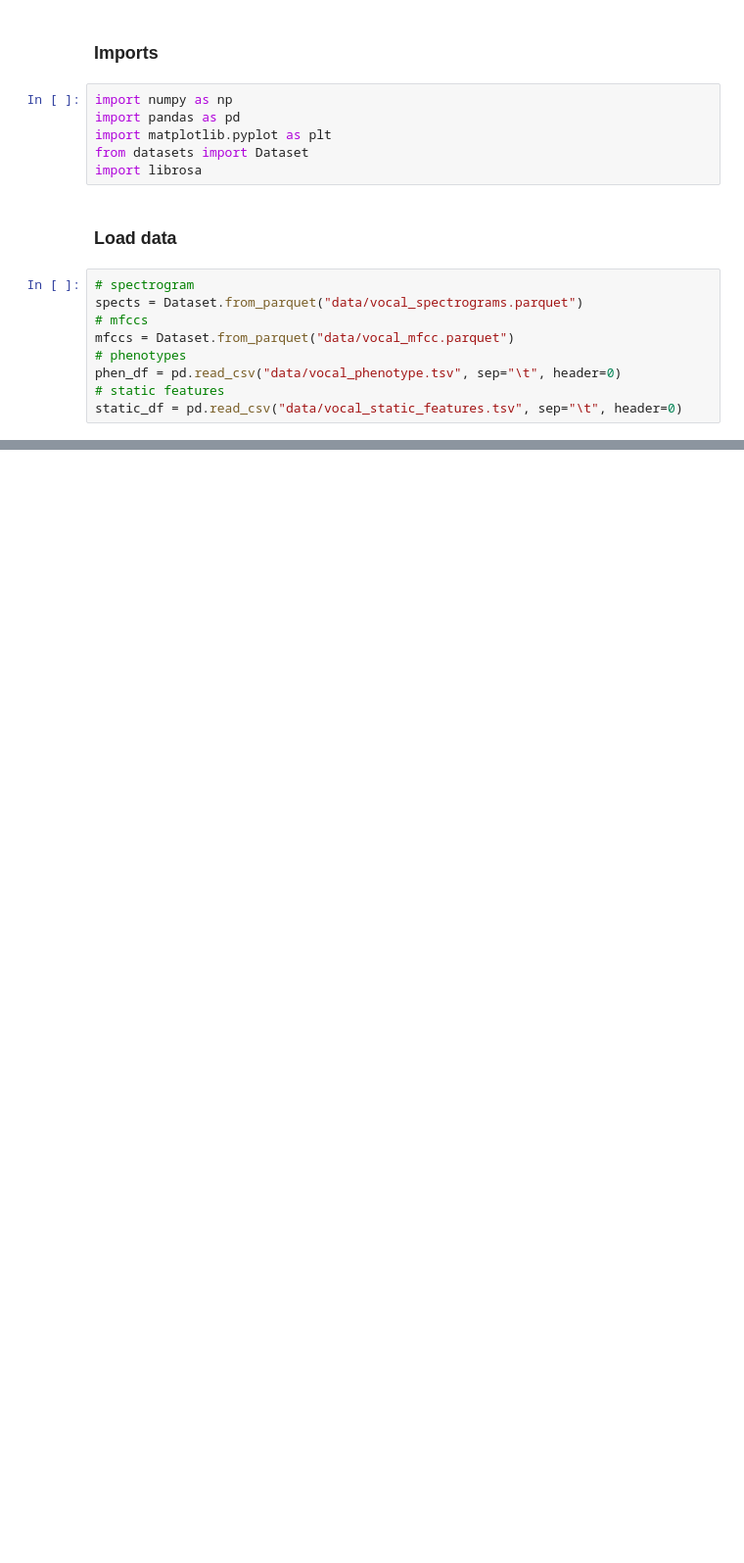
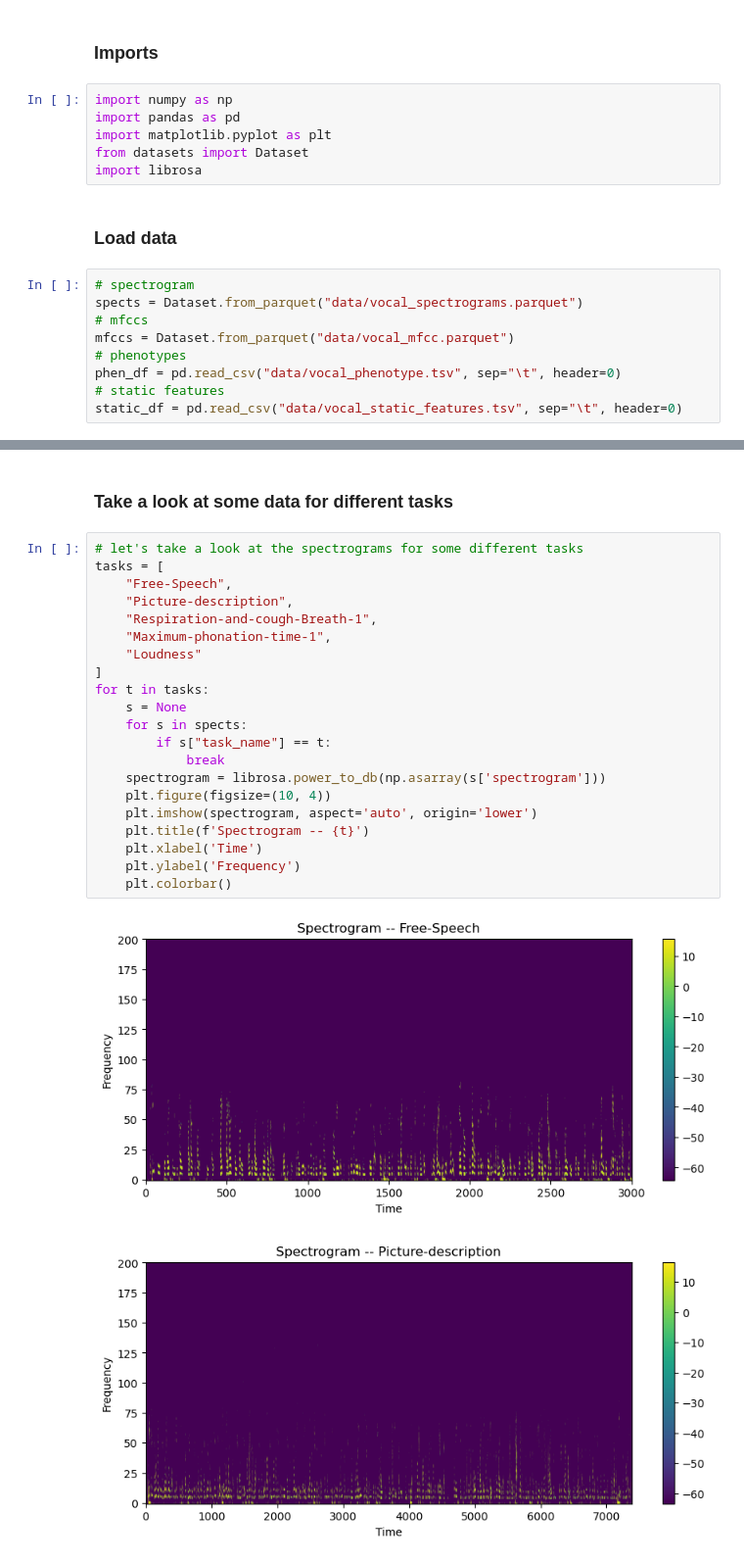
Before and after one commit to zpsheldon/ai-voice-disorder-prediction, a Jupyter notebook: explore_data.ipynb, the cells around one changed output, grey strips where cells are left out. Shown at 98% size. Saved outputs shown, nothing was run; the diff lists cells and outputs as text; blank space fills up the shorter version.

```diff
--- a/explore_data.ipynb
+++ b/explore_data.ipynb
@@ -35,0 +42,26 @@ static_df
+# %% [markdown]
+### Take a look at some data for different tasks
+# %%
+# let's take a look at the spectrograms for some different tasks
+tasks = [
+    "Free-Speech",
+    "Picture-description",
+    "Respiration-and-cough-Breath-1",
+    "Maximum-phonation-time-1",
+    "Loudness"
+]
+for t in tasks:
+    s = None
+    for s in spects:
+        if s["task_name"] == t:
+            break
+    spectrogram = librosa.power_to_db(np.asarray(s['spectrogram']))
+    plt.figure(figsize=(10, 4))
+    plt.imshow(spectrogram, aspect='auto', origin='lower')
+    plt.title(f'Spectrogram -- {t}')
+    plt.xlabel('Time')
+    plt.ylabel('Frequency')
+    plt.colorbar()
+# %% [output]
+[figure, added]
+[figure, added]
```
Also changed, not shown: parts of 6 cells of this notebook.
